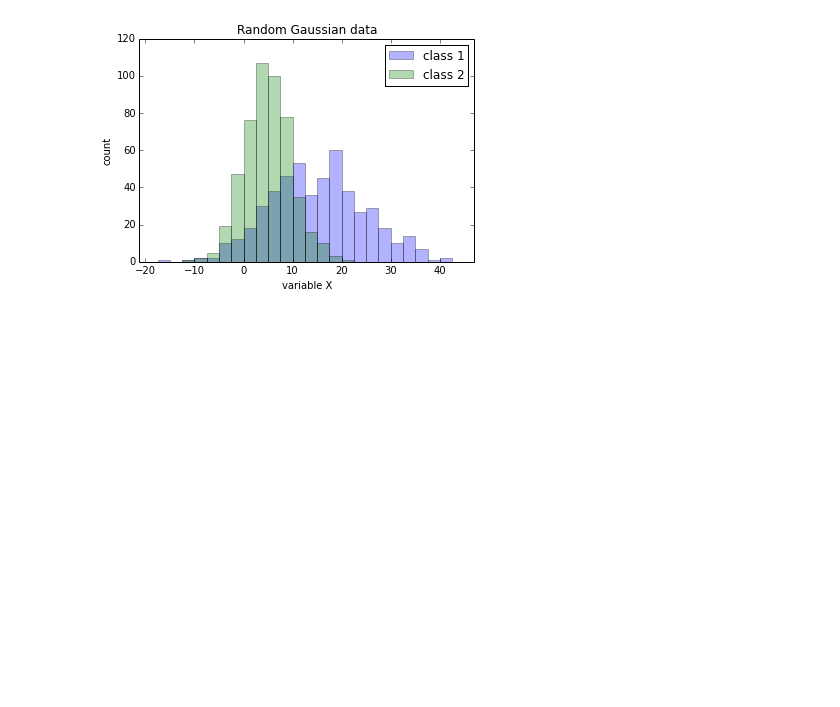
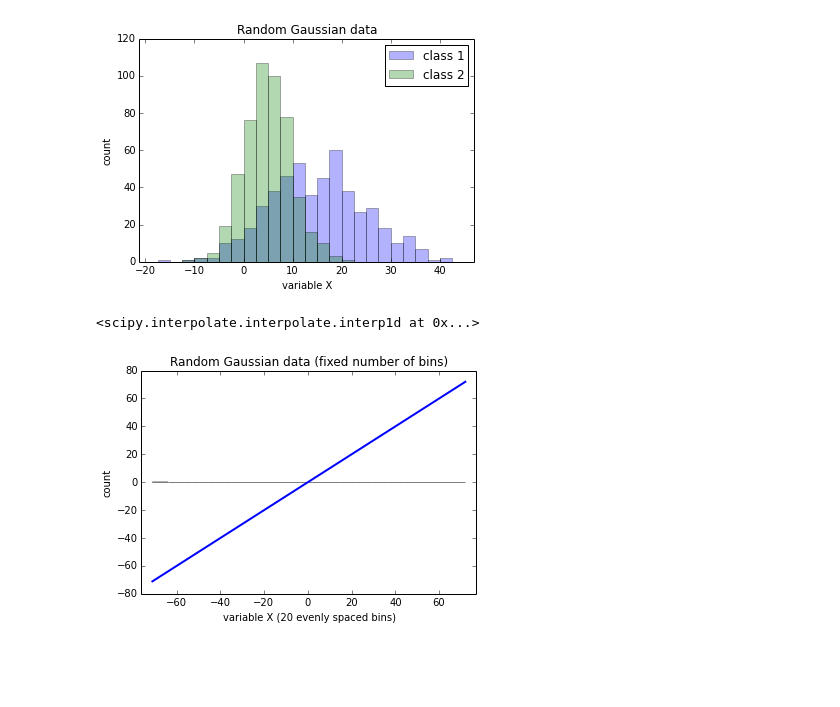
Before and after one commit to rasbt/matplotlib-gallery, a Jupyter notebook: ipynb/histograms.ipynb, the cells around one changed output. Cells and saved outputs as stored; diff of their text form; code cells hidden in the pictures; blank space fills up the shorter version.

```diff
--- a/ipynb/histograms.ipynb
+++ b/ipynb/histograms.ipynb
@@ -130,3 +132,37 @@ plt.show()
+# %%
+smooth
+# %% [output]
+<scipy.interpolate.interpolate.interp1d at 0x...>
+# %%
+import numpy as np
+import random
+import math
+from matplotlib import pyplot as plt
+import matplotlib.mlab as mlab
+from scipy.stats import norm
+from scipy.interpolate import interp1d
+
+data = np.random.normal(0, 20, 10000)
+
+# plotting the histogram
+n, bins, patches = plt.hist(data, bins=20, normed=1, alpha=0.5, color='lightblue')
+
+# fitting the data
+mu, sigma = norm.fit(data)
+
+# adding the fitted line
+y = mlab.normpdf(bins, mu, sigma)
+interp = interp1d(bins, y, kind='cubic')
+plt.plot(bins, interp(y), linewidth=2, color='blue')
+
+plt.xlim([min(data)-5, max(data)+5])
+plt.title('Random Gaussian data (fixed number of bins)')
+plt.xlabel('variable X (20 evenly spaced bins)')
+plt.ylabel('count')
+
+plt.show()
+# %% [output]
+[figure, added]
 # %% [markdown]
 <br>
 <br>
```
Also changed, not shown: parts of 2 cells of this notebook, 4 other files.
